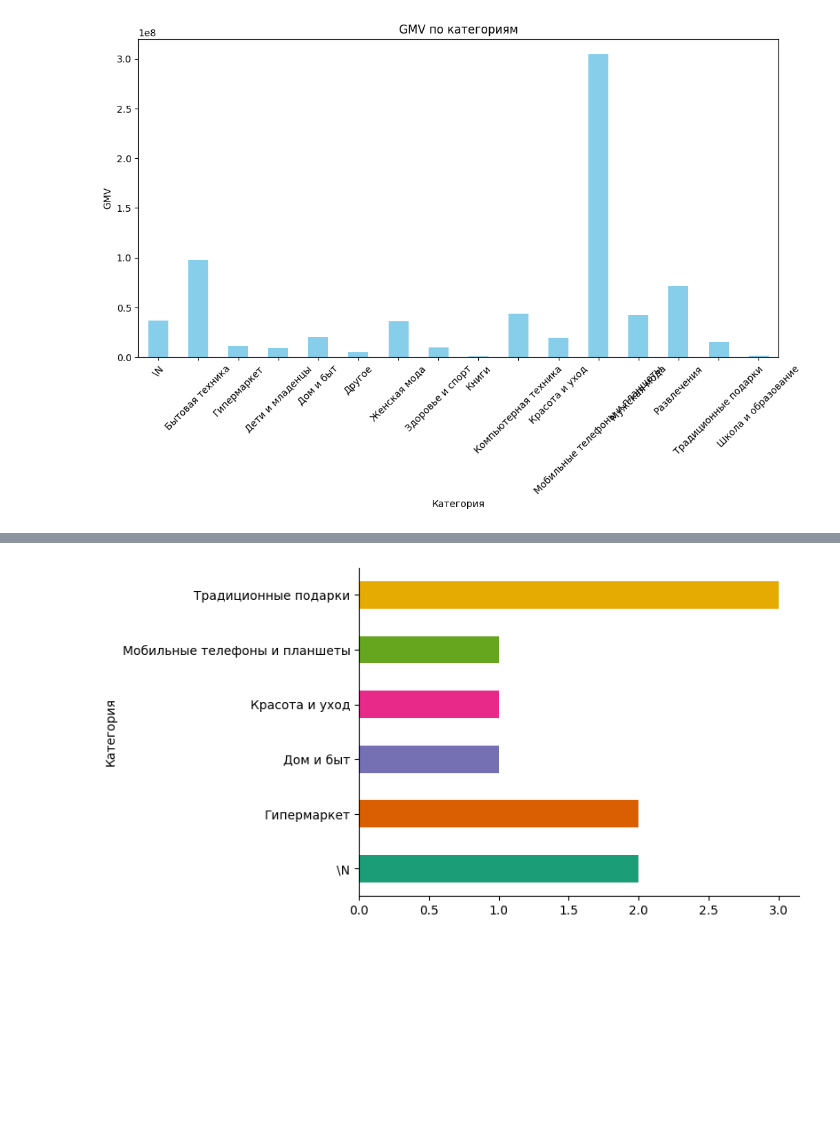
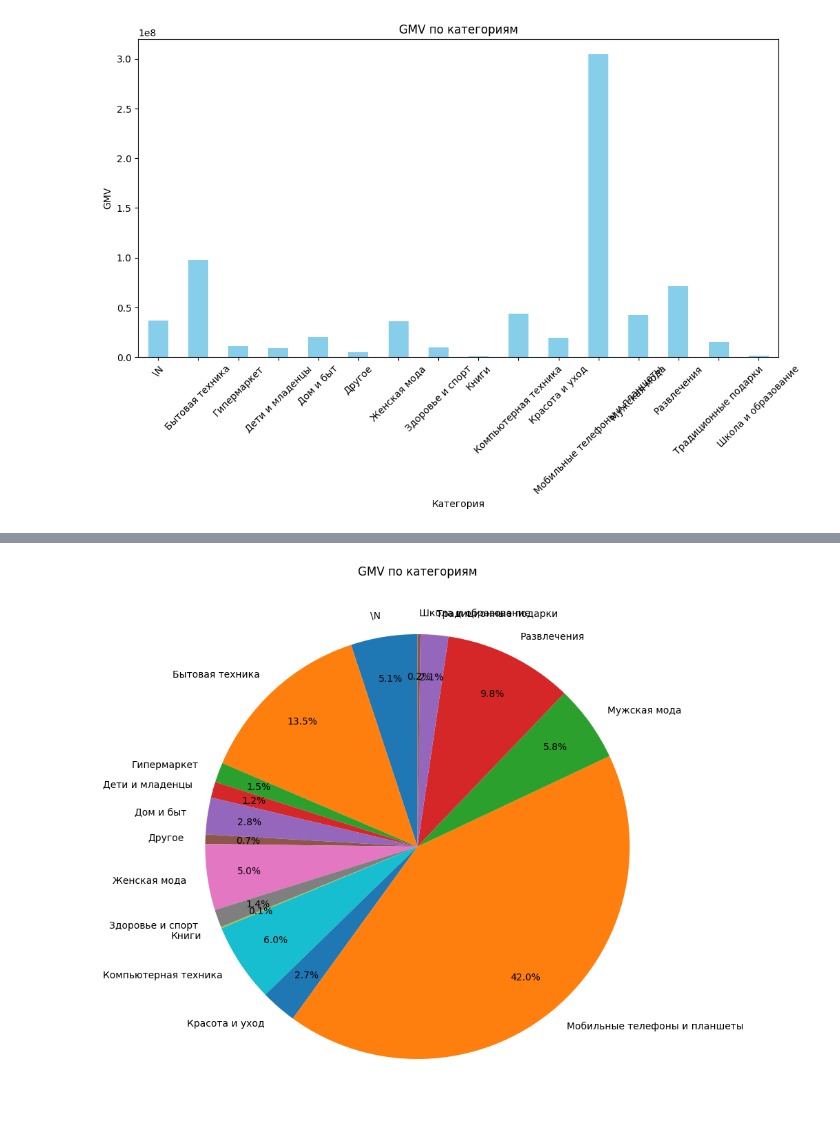
Before and after one commit to OlgaRv/Lesson_INT_AD, a Jupyter notebook: Lesson_01.ipynb, the cells around one changed output, grey strips where cells are left out. Drawn from its saved outputs; the diff is of its cells as text; code cells hidden in the pictures; blank space fills up the shorter version.

```diff
--- a/Lesson_01.ipynb
+++ b/Lesson_01.ipynb
@@ -48 +46,3 @@ df.dropna()
+# %%
+df = df.drop(columns=['Unnamed: 0'])
 # %%
@@ -77,6 +75,8 @@ array(['наложенный платеж', 'кредитная карта UBL',
        'маркетинговые расходы', 'наличные при доставке',
        'товарный кредит', 'платежная система Payaxis', 'ваучер'],
       dtype=object)
+# %%
+df = df.dropna()
 # %%
 df['Статус'].unique()
 # %% [output]
@@ -379,7 +274,8 @@ sns.despine(top=True, right=True, bottom=True, left=True)
-# %%
-from matplotlib import pyplot as plt
-import seaborn as sns
-_df_1.groupby('Категория').size().plot(kind='barh', color=sns.palettes.mpl_palette('Dark2'))
-plt.gca().spines[['top', 'right',]].set_visible(False)
-# %% [output]
-[figure, removed]
+# %%
+plt.figure(figsize=(10,10))
+gmv_by_category.plot(kind='pie', autopct='%1.1f%%', startangle=90, labeldistance=1.1, pctdistance=0.8)
+plt.title('GMV по категориям')
+plt.ylabel('')
+plt.show()
+# %% [output]
+[figure, added]
```
Also changed, not shown: parts of 31 cells of this notebook.
